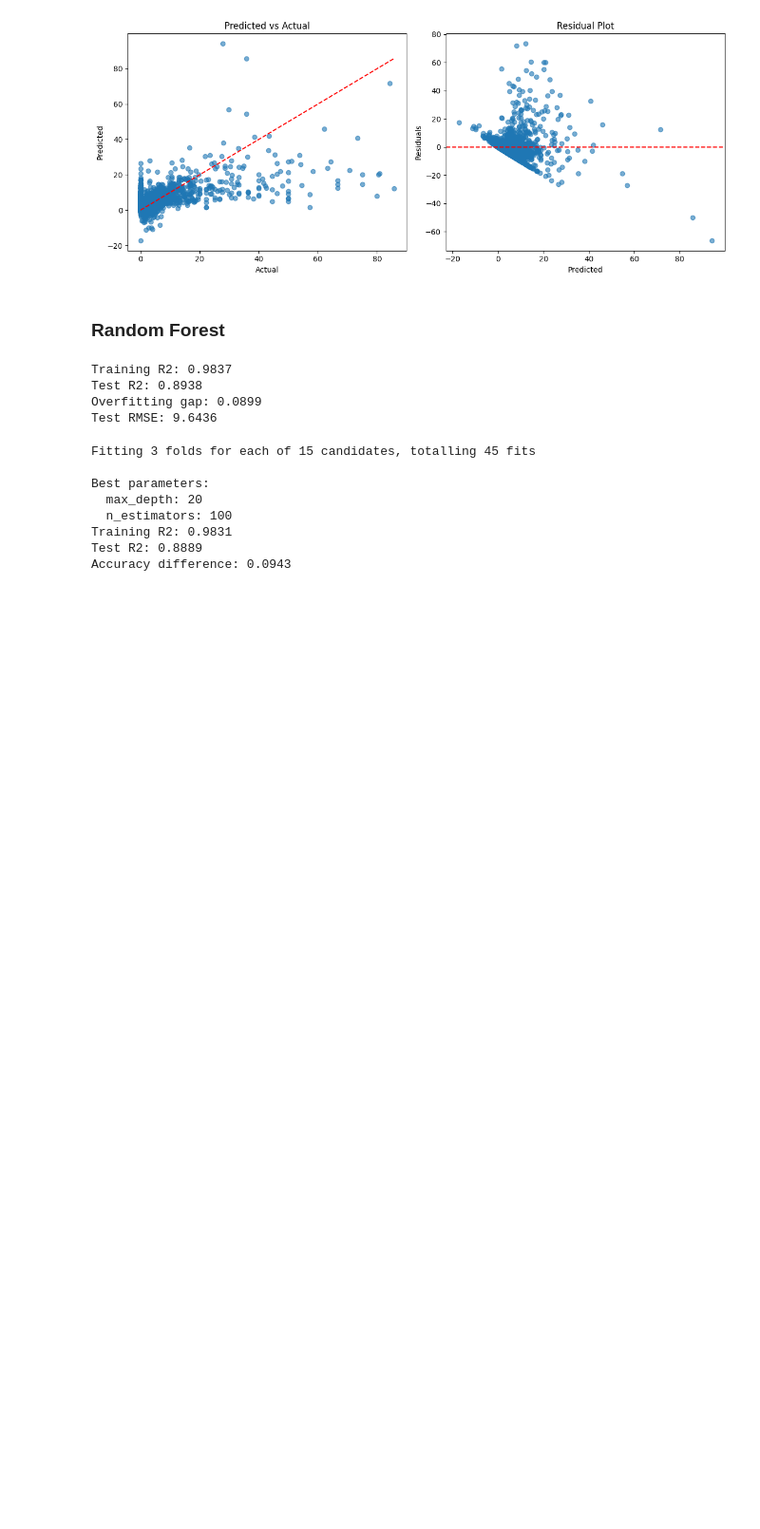
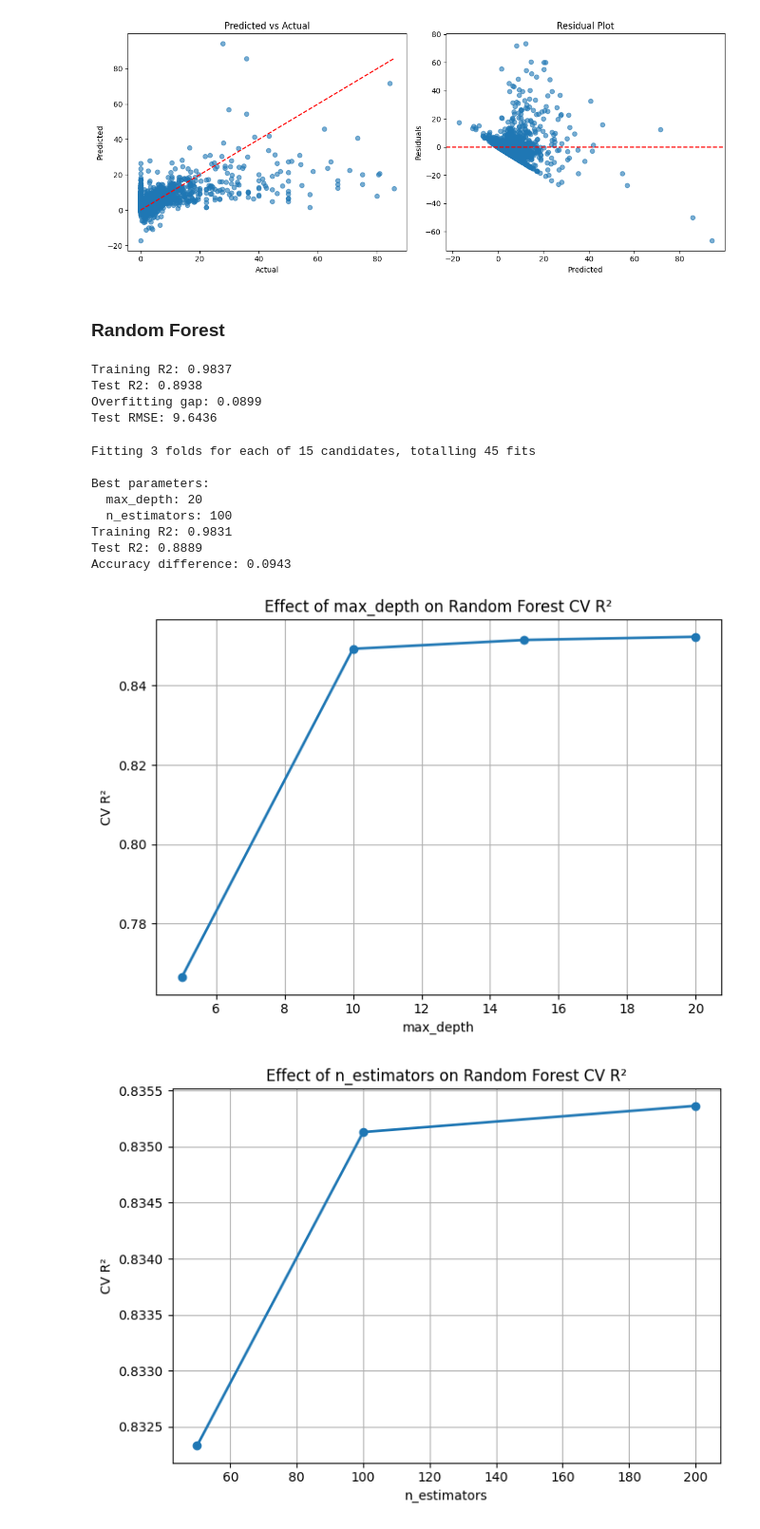
Before and after one commit to DiegoSourbag/ML-Final_Project, a Jupyter notebook: main.ipynb, the cells around one changed output. Shown at 95% size. Saved outputs shown, nothing was run; the diff lists cells and outputs as text; code cells hidden in the pictures; blank space fills up the shorter version.

```diff
--- a/main.ipynb
+++ b/main.ipynb
@@ -361,3 +331,32 @@ Best parameters:
 Training R2: 0.9831
 Test R2: 0.8889
 Accuracy difference: 0.0943
+# %%
+results = pd.DataFrame(grid_rf.cv_results_)
+
+plt.figure(figsize=(7,5))
+
+depth_scores = results.groupby("param_max_depth")["mean_test_score"].mean()
+
+plt.plot(depth_scores.index, depth_scores.values, marker='o', linewidth=2)
+plt.xlabel("max_depth")
+plt.ylabel("CV R²")
+plt.title("Effect of max_depth on Random Forest CV R²")
+plt.grid(True)
+plt.tight_layout()
+plt.show()
+
+plt.figure(figsize=(7,5))
+
+est_scores = results.groupby("param_n_estimators")["mean_test_score"].mean()
+
+plt.plot(est_scores.index, est_scores.values, marker='o', linewidth=2)
+plt.xlabel("n_estimators")
+plt.ylabel("CV R²")
+plt.title("Effect of n_estimators on Random Forest CV R²")
+plt.grid(True)
+plt.tight_layout()
+plt.show()
+# %% [output]
+[figure, added]
+[figure, added]
```
Also changed, not shown: parts of 5 cells of this notebook.
